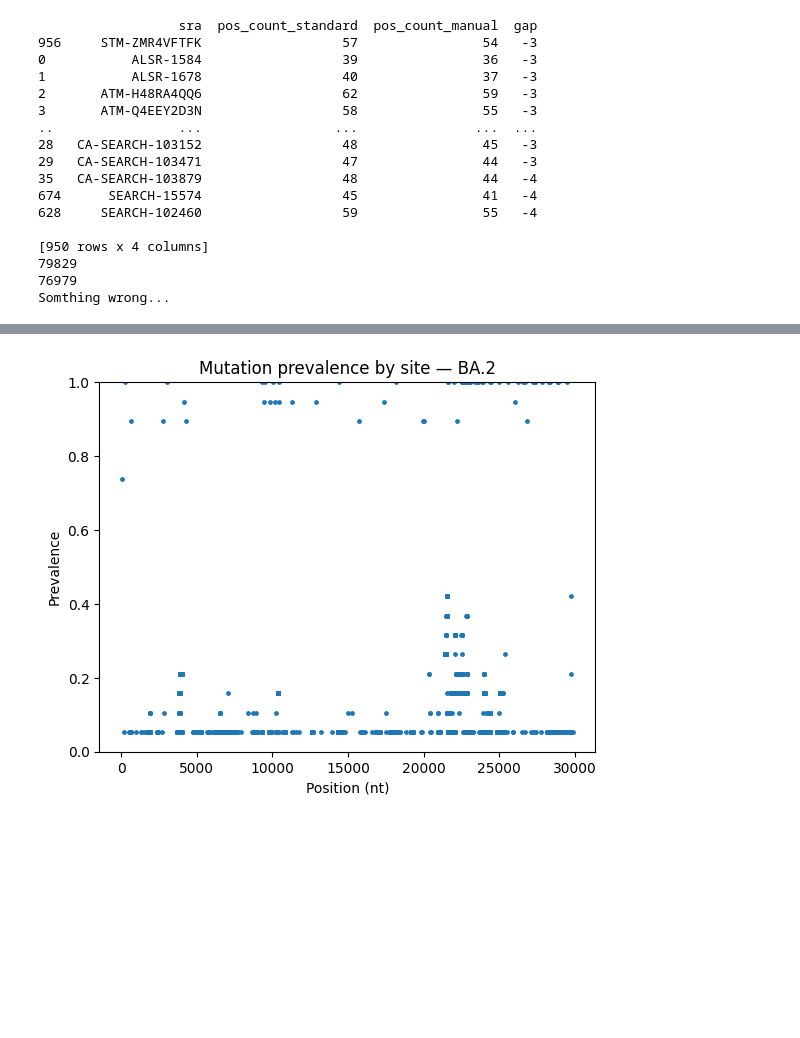
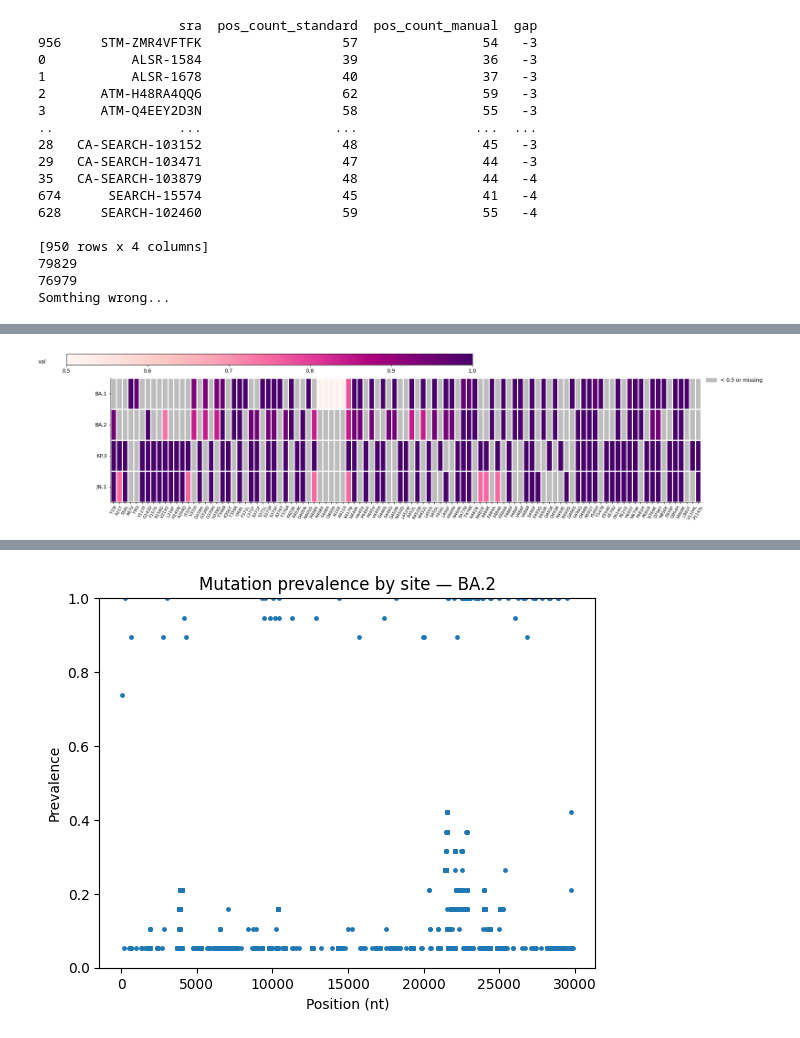
Before and after one commit to yutiachen5/bjorn_rep, a Jupyter notebook: output/sanity_check.ipynb, the cells around one changed output, grey strips where cells are left out. Drawn from its saved outputs; the diff is of its cells as text; code cells hidden in the pictures; blank space fills up the shorter version.

```diff
--- a/output/sanity_check.ipynb
+++ b/output/sanity_check.ipynb
@@ -448,0 +704,4 @@ plt.show()
+# %%
+fig, ax, data = aa_heatmap("/home/yutianc/muninn/prevalence_aa.csv", ['BA.1', 'BA.2', 'KP.3', 'JN.1'], 0.5, "spike")
+# %% [output]
+[figure, added]
```
Also changed, not shown: parts of 12 cells of this notebook, 1 other file.
